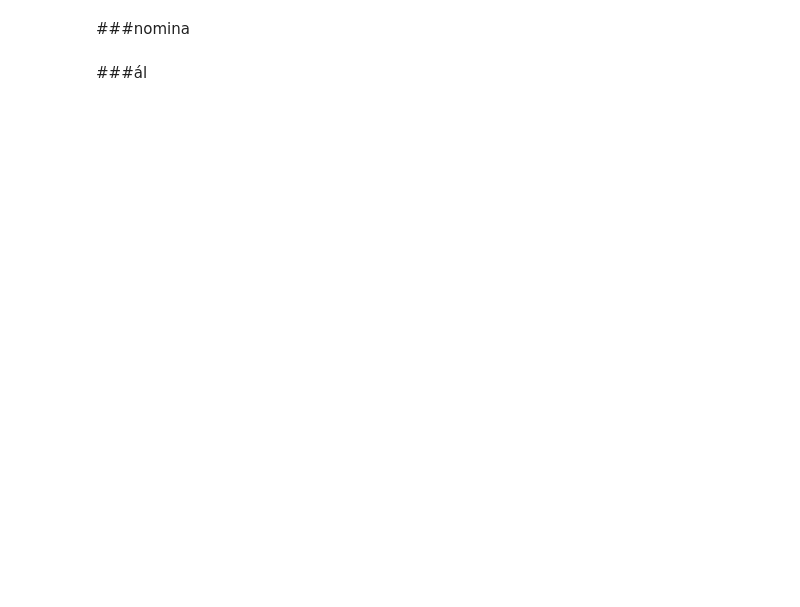
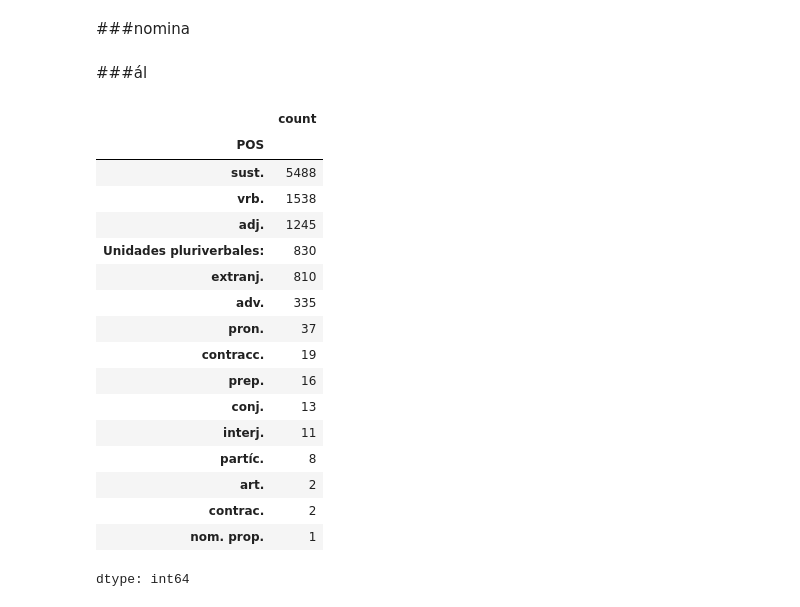
Before and after one commit to DionysiusSidorius/project-753, a Jupyter notebook: Uniparser.ipynb, the cells around one changed output. Drawn from its saved outputs; the diff is of its cells as text; code cells hidden in the pictures; blank space fills up the shorter version.

```diff
--- a/Uniparser.ipynb
+++ b/Uniparser.ipynb
@@ -307,0 +328,21 @@ f"""-lexeme
+# %%
+df['POS'].value_counts()
+# %% [output]
+|  | count |
+| POS |  |
+| sust. | 5488 |
+| vrb. | 1538 |
+| adj. | 1245 |
+| Unidades pluriverbales: | 830 |
+| extranj. | 810 |
+| adv. | 335 |
+| pron. | 37 |
+| contracc. | 19 |
+| prep. | 16 |
+| conj. | 13 |
+| interj. | 11 |
+| partíc. | 8 |
+| art. | 2 |
+| contrac. | 2 |
+| nom. prop. | 1 |
+dtype: int64
```
Also changed, not shown: parts of 3 cells of this notebook.
